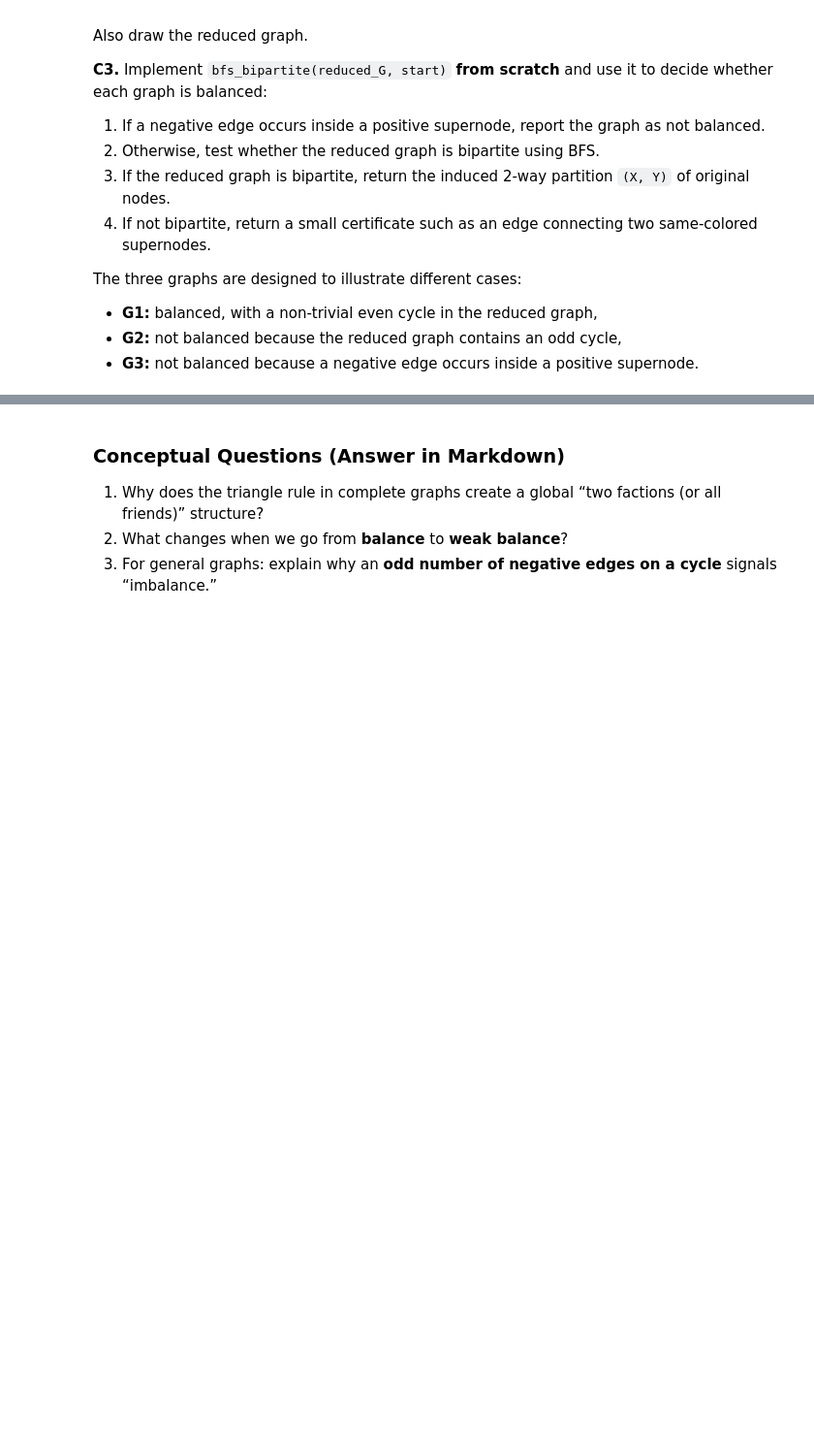
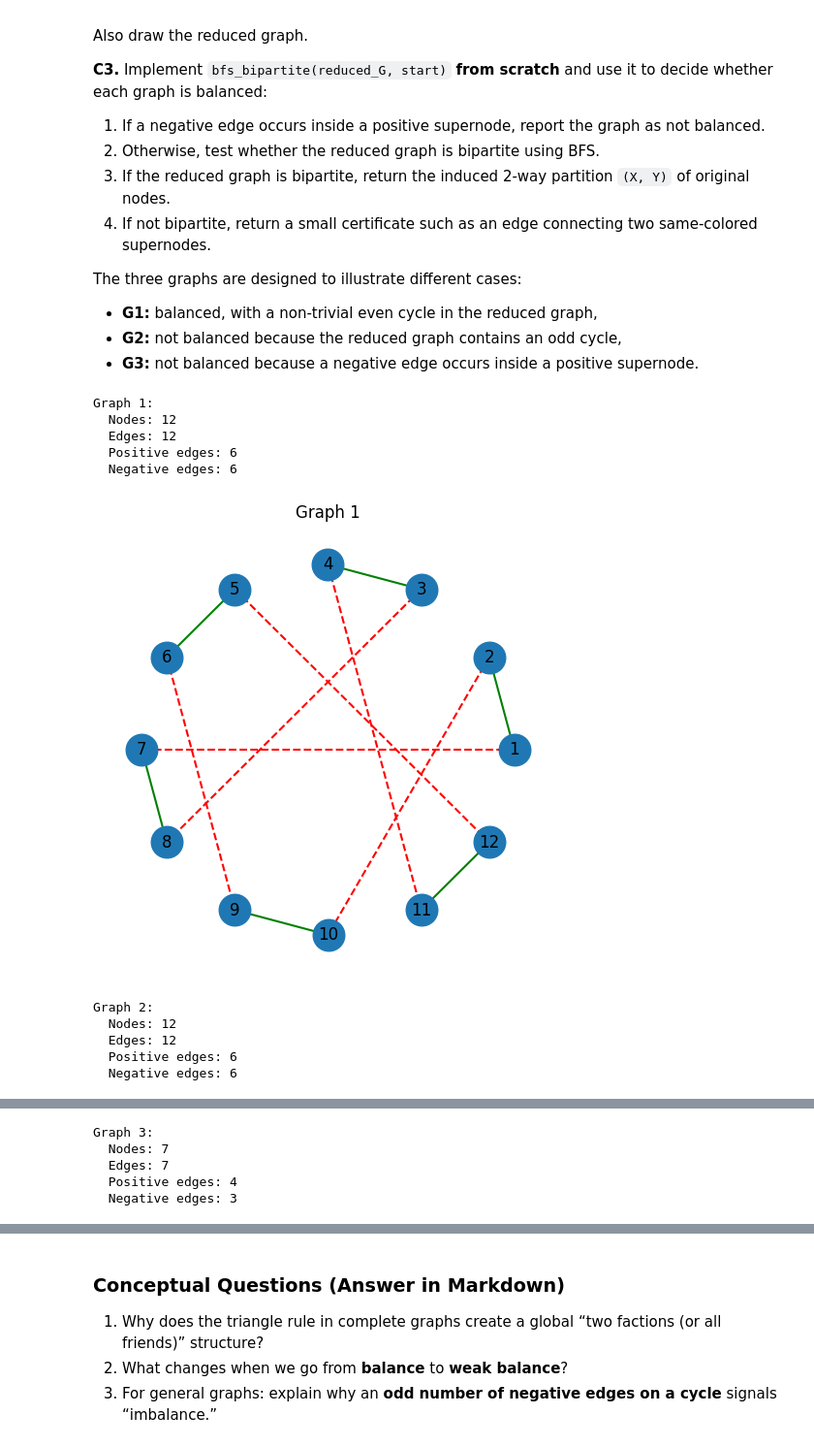
Before and after one commit to Guederas/CECS-427---Group-Project, a Jupyter notebook: Assignment3_427_Group_2.ipynb, the cells around one changed output, grey strips where cells are left out. Shown at 97% size. Drawn from its saved outputs; the diff is of its cells as text; code cells hidden in the pictures; blank space fills up the shorter version.

```diff
--- a/Assignment3_427_Group_2.ipynb
+++ b/Assignment3_427_Group_2.ipynb
@@ -620,0 +644,40 @@ edges3 = [
+# %%
+#  build G1, G2, and G3
+G1 = make_signed_graph(edges1)
+G2 = make_signed_graph(edges2)
+G3 = make_signed_graph(edges3)
+
+# print a short summary for each graph:
+# - number of nodes, number of edges
+# - number of positive edges, number of negative edges
+graphs = [G1, G2, G3]
+
+for i, G in enumerate(graphs, start=1):
+    positive_edges = sum(
+        1 for _, _, data in G.edges(data=True)
+        if data["sign"] == 1
+    )
+    negative_edges = sum(
+        1 for _, _, data in G.edges(data=True)
+        if data["sign"] == -1
+    )
+
+    print(f"Graph {i}:")
+    print(f"  Nodes: {G.number_of_nodes()}")
+    print(f"  Edges: {G.number_of_edges()}")
+    print(f"  Positive edges: {positive_edges}")
+    print(f"  Negative edges: {negative_edges}")
+
+    draw_signed_graph(G, title=f"Graph {i}")
+# %% [output]
+Graph 1:
+  Nodes: 12
+  Edges: 12
+  Positive edges: 6
+  Negative edges: 6
+[figure, added]
+Graph 2:
+  Nodes: 12
+  Edges: 12
+  Positive edges: 6
+  Negative edges: 6
@@ -620,0 +685,5 @@ edges3 = [
+Graph 3:
+  Nodes: 7
+  Edges: 7
+  Positive edges: 4
+  Negative edges: 3
```
Also changed, not shown: parts of 2 cells of this notebook.
